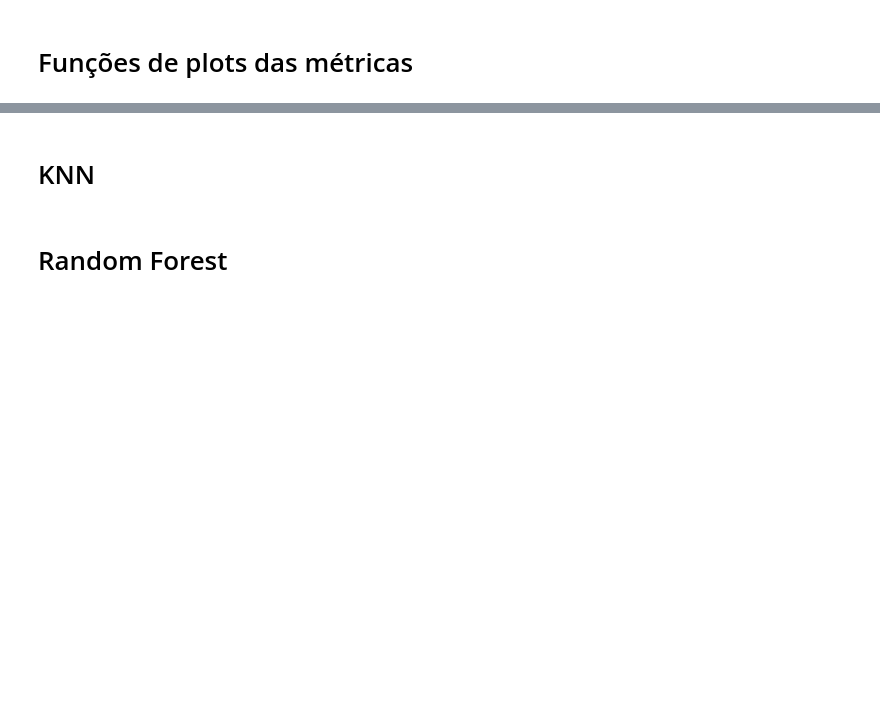
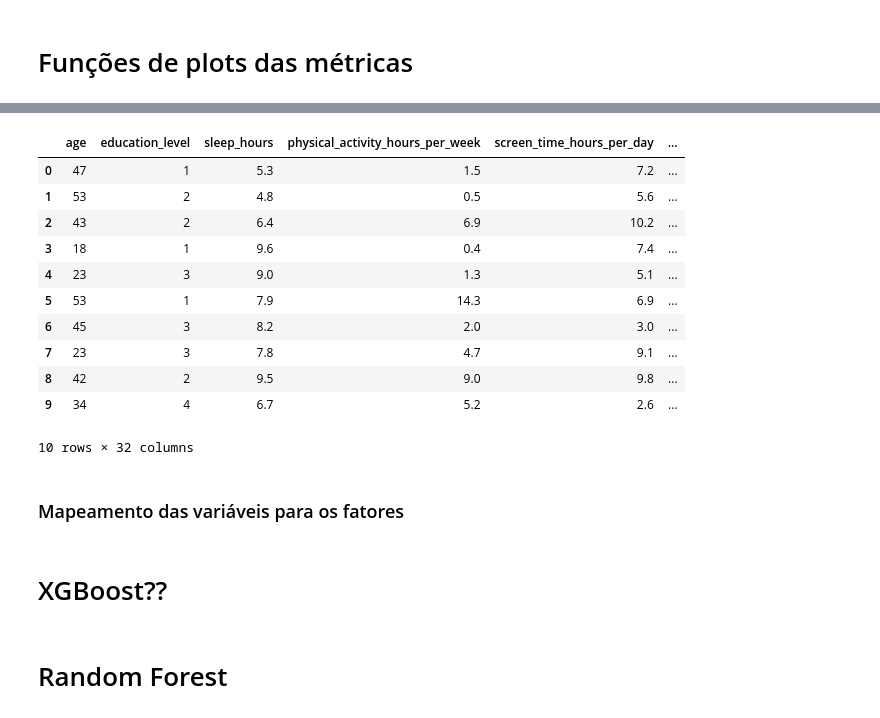
Before and after one commit to Rafa-Cami/CD-Norton, a Jupyter notebook: EP3.ipynb, the cells around one changed output, grey strips where cells are left out. Saved outputs shown, nothing was run; the diff lists cells and outputs as text; code cells hidden in the pictures; blank space fills up the shorter version.

```diff
--- a/EP3.ipynb
+++ b/EP3.ipynb
@@ -27,0 +82,18 @@ df.head()
+# %%
+df_tratado = pd.get_dummies(df_edu, columns=['gender', 'marital_status', 'employment_status'], dtype=int)
+df_tratado.head(10)
+# %% [output]
+|  | age | education_level | sleep_hours | physical_activity_hours_per_week | screen_time_hours_per_day | ... |
+| 0 | 47 | 1 | 5.3 | 1.5 | 7.2 | ... |
+| 1 | 53 | 2 | 4.8 | 0.5 | 5.6 | ... |
+| 2 | 43 | 2 | 6.4 | 6.9 | 10.2 | ... |
+| 3 | 18 | 1 | 9.6 | 0.4 | 7.4 | ... |
+| 4 | 23 | 3 | 9.0 | 1.3 | 5.1 | ... |
+| 5 | 53 | 1 | 7.9 | 14.3 | 6.9 | ... |
+| 6 | 45 | 3 | 8.2 | 2.0 | 3.0 | ... |
+| 7 | 23 | 3 | 7.8 | 4.7 | 9.1 | ... |
+| 8 | 42 | 2 | 9.5 | 9.0 | 9.8 | ... |
+| 9 | 34 | 4 | 6.7 | 5.2 | 2.6 | ... |
+10 rows × 32 columns
+# %% [markdown]
+### Mapeamento das variáveis para os fatores
@@ -28,5 +138,5 @@ df.head()
 # %% [markdown]
-# KNN
+# XGBoost??
 # %% [markdown]
 # Random Forest
 # %% [markdown]
```
Also changed, not shown: parts of 11 cells of this notebook.
